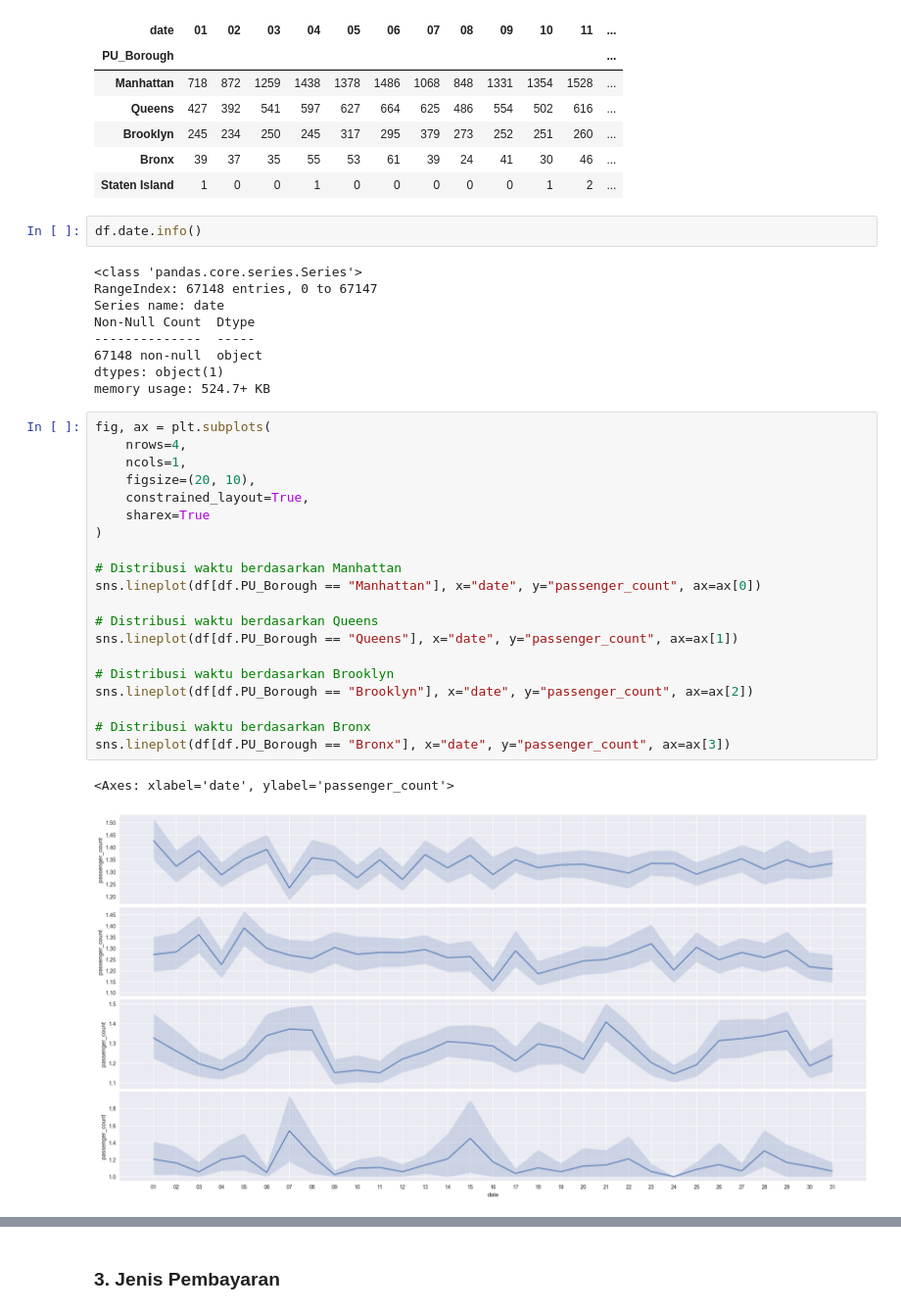
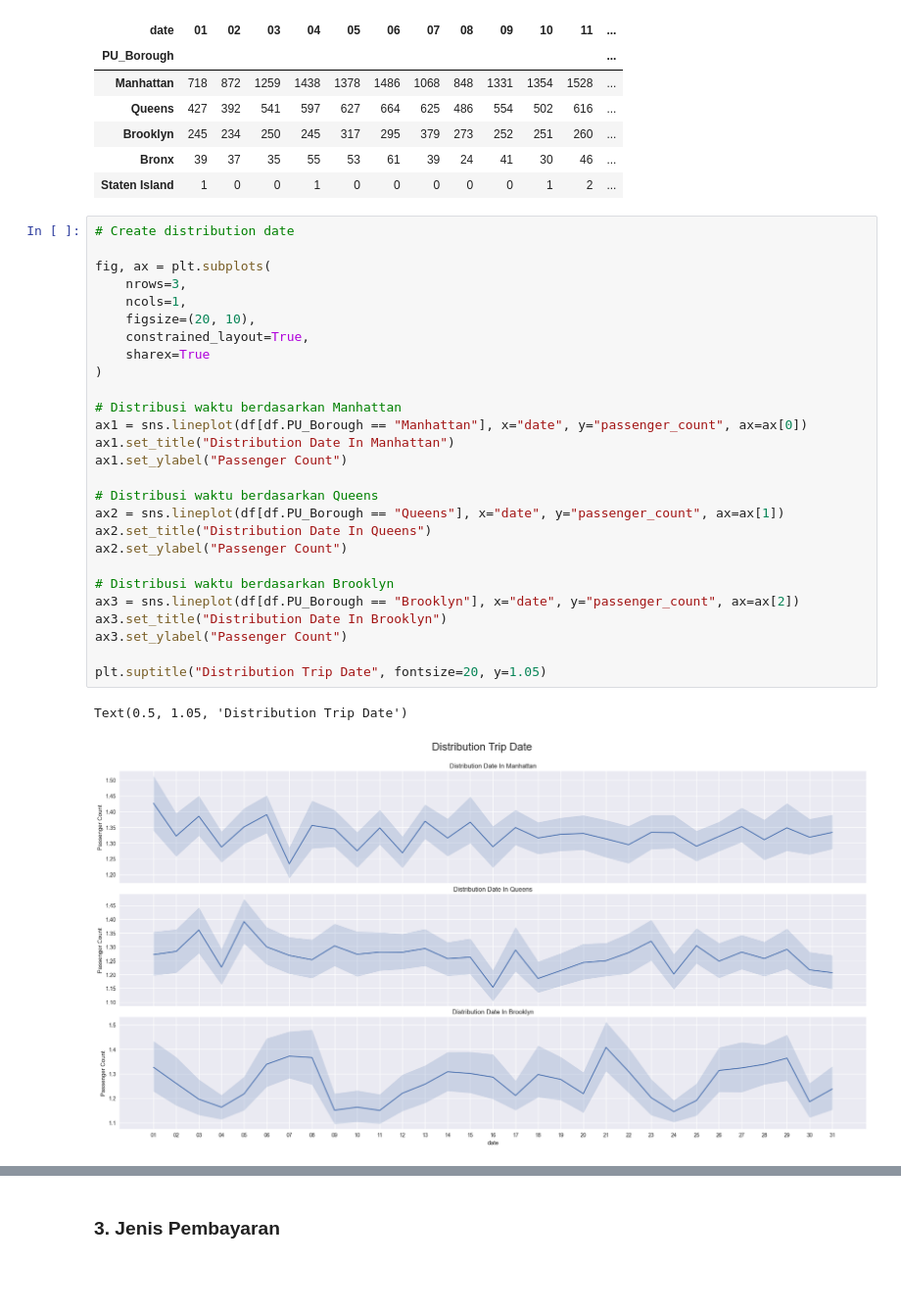
Before and after one commit to fathurizkym/ecommerce_churn_analysis, a Jupyter notebook: notebooks/Data_Analysis.ipynb, the cells around one changed output, grey strips where cells are left out. Shown at 98% size. Cells and saved outputs as stored; diff of their text form; blank space fills up the shorter version.

```diff
--- a/notebooks/Data_Analysis.ipynb
+++ b/notebooks/Data_Analysis.ipynb
@@ -260,37 +305,33 @@ day_ct
 | Brooklyn | 245 | 234 | 250 | 245 | 317 | 295 | 379 | 273 | 252 | 251 | 260 | ... |
 | Bronx | 39 | 37 | 35 | 55 | 53 | 61 | 39 | 24 | 41 | 30 | 46 | ... |
 | Staten Island | 1 | 0 | 0 | 1 | 0 | 0 | 0 | 0 | 0 | 1 | 2 | ... |
-# %%
-df.date.info()
-# %% [output]
-<class 'pandas.core.series.Series'>
-RangeIndex: 67148 entries, 0 to 67147
-Series name: date
-Non-Null Count  Dtype
---------------  -----
-67148 non-null  object
-dtypes: object(1)
-memory usage: 524.7+ KB
 # %%
+# Create distribution date
+
 fig, ax = plt.subplots(
-    nrows=4,
+    nrows=3,
     ncols=1,
     figsize=(20, 10),
     constrained_layout=True,
     sharex=True
 )
 
 # Distribusi waktu berdasarkan Manhattan
-sns.lineplot(df[df.PU_Borough == "Manhattan"], x="date", y="passenger_count", ax=ax[0])
+ax1 = sns.lineplot(df[df.PU_Borough == "Manhattan"], x="date", y="passenger_count", ax=ax[0])
+ax1.set_title("Distribution Date In Manhattan")
+ax1.set_ylabel("Passenger Count")
 
 # Distribusi waktu berdasarkan Queens
-sns.lineplot(df[df.PU_Borough == "Queens"], x="date", y="passenger_count", ax=ax[1])
+ax2 = sns.lineplot(df[df.PU_Borough == "Queens"], x="date", y="passenger_count", ax=ax[1])
+ax2.set_title("Distribution Date In Queens")
+ax2.set_ylabel("Passenger Count")
 
 # Distribusi waktu berdasarkan Brooklyn
-sns.lineplot(df[df.PU_Borough == "Brooklyn"], x="date", y="passenger_count", ax=ax[2])
+ax3 = sns.lineplot(df[df.PU_Borough == "Brooklyn"], x="date", y="passenger_count", ax=ax[2])
+ax3.set_title("Distribution Date In Brooklyn")
+ax3.set_ylabel("Passenger Count")
 
-# Distribusi waktu berdasarkan Bronx
-sns.lineplot(df[df.PU_Borough == "Bronx"], x="date", y="passenger_count", ax=ax[3])
+plt.suptitle("Distribution Trip Date", fontsize=20, y=1.05)
 # %% [output]
-<Axes: xlabel='date', ylabel='passenger_count'>
+Text(0.5, 1.05, 'Distribution Trip Date')
-[figure, old version]
+[figure, new version]
```
Also changed, not shown: parts of 19 cells of this notebook.
